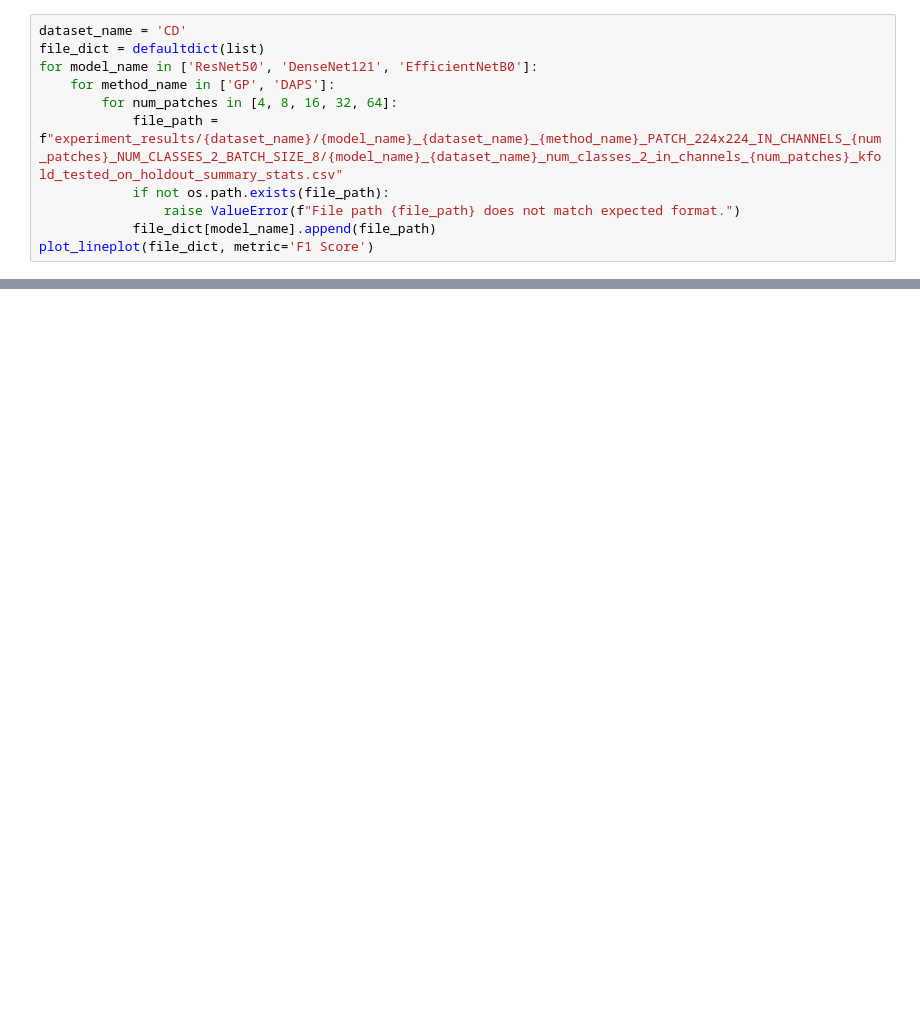
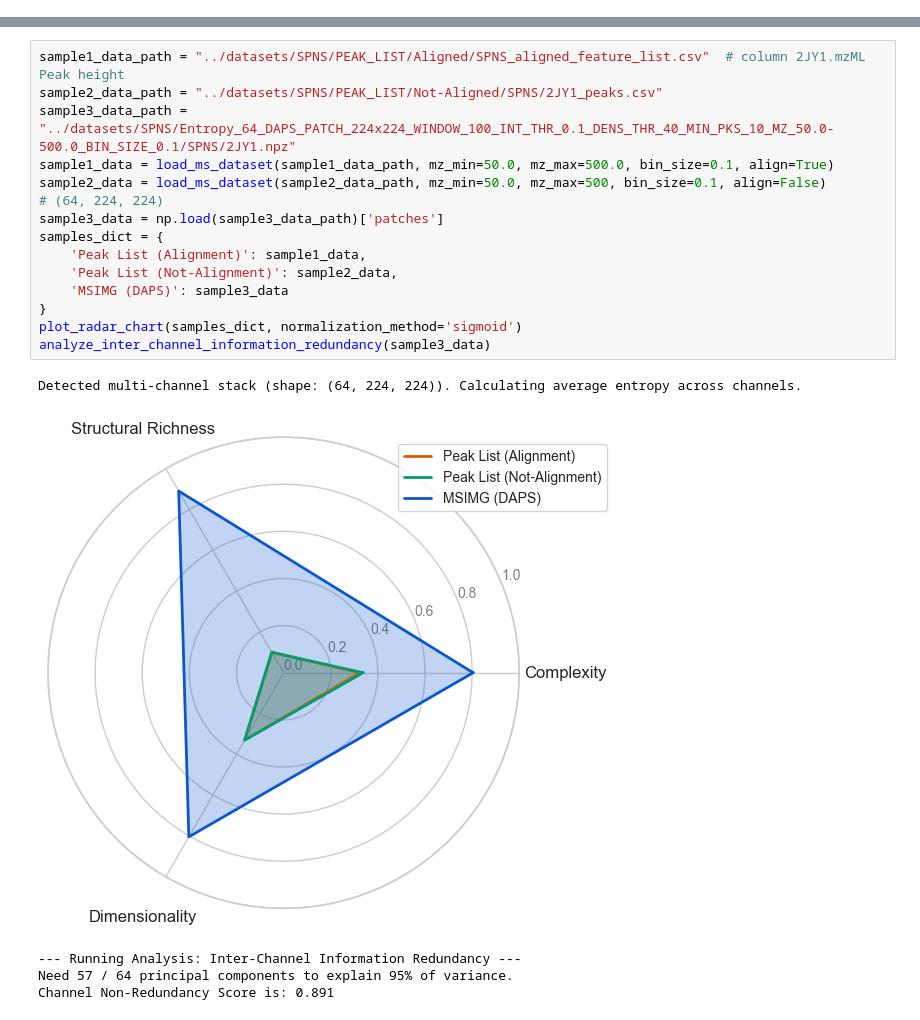
Before and after one commit to WoodFY/msdata-training-dynamics, a Jupyter notebook: visualization/metrics.ipynb, the cells around one changed output, grey strips where cells are left out. Drawn from its saved outputs; the diff is of its cells as text; blank space fills up the shorter version.

```diff
--- a/visualization/metrics.ipynb
+++ b/visualization/metrics.ipynb
@@ -115,11 +117,0 @@ plot_lineplot(file_dict, metric='F1 Score')
-# %%
-dataset_name = 'CD'
-file_dict = defaultdict(list)
-for model_name in ['ResNet50', 'DenseNet121', 'EfficientNetB0']:
-    for method_name in ['GP', 'DAPS']:
-        for num_patches in [4, 8, 16, 32, 64]:
-            file_path = f"experiment_results/{dataset_name}/{model_name}_{dataset_name}_{method_name}_PATCH_224x224_IN_CHANNELS_{num_patches}_NUM_CLASSES_2_BATCH_SIZE_8/{model_name}_{dataset_name}_num_classes_2_in_channels_{num_patches}_kfold_tested_on_holdout_summary_stats.csv"
-            if not os.path.exists(file_path):
-                raise ValueError(f"File path {file_path} does not match expected format.")
-            file_dict[model_name].append(file_path)
-plot_lineplot(file_dict, metric='F1 Score')
@@ -268,0 +519,21 @@ plot_grouped_boxplot(file_dict, metric='F1 Score')
+# %%
+sample1_data_path = "../datasets/SPNS/PEAK_LIST/Aligned/SPNS_aligned_feature_list.csv"  # column 2JY1.mzML Peak height
+sample2_data_path = "../datasets/SPNS/PEAK_LIST/Not-Aligned/SPNS/2JY1_peaks.csv"
+sample3_data_path = "../datasets/SPNS/Entropy_64_DAPS_PATCH_224x224_WINDOW_100_INT_THR_0.1_DENS_THR_40_MIN_PKS_10_MZ_50.0-500.0_BIN_SIZE_0.1/SPNS/2JY1.npz"
+sample1_data = load_ms_dataset(sample1_data_path, mz_min=50.0, mz_max=500.0, bin_size=0.1, align=True)
+sample2_data = load_ms_dataset(sample2_data_path, mz_min=50.0, mz_max=500, bin_size=0.1, align=False)
+# (64, 224, 224)
+sample3_data = np.load(sample3_data_path)['patches']
+samples_dict = {
+    'Peak List (Alignment)': sample1_data,
+    'Peak List (Not-Alignment)': sample2_data,
+    'MSIMG (DAPS)': sample3_data
+}
+plot_radar_chart(samples_dict, normalization_method='sigmoid')
+analyze_inter_channel_information_redundancy(sample3_data)
+# %% [output]
+Detected multi-channel stack (shape: (64, 224, 224)). Calculating average entropy across channels.
+[figure, added]
+--- Running Analysis: Inter-Channel Information Redundancy ---
+Need 57 / 64 principal components to explain 95% of variance.
+Channel Non-Redundancy Score is: 0.891
```
Also changed, not shown: parts of 11 cells of this notebook, 6 other files.
